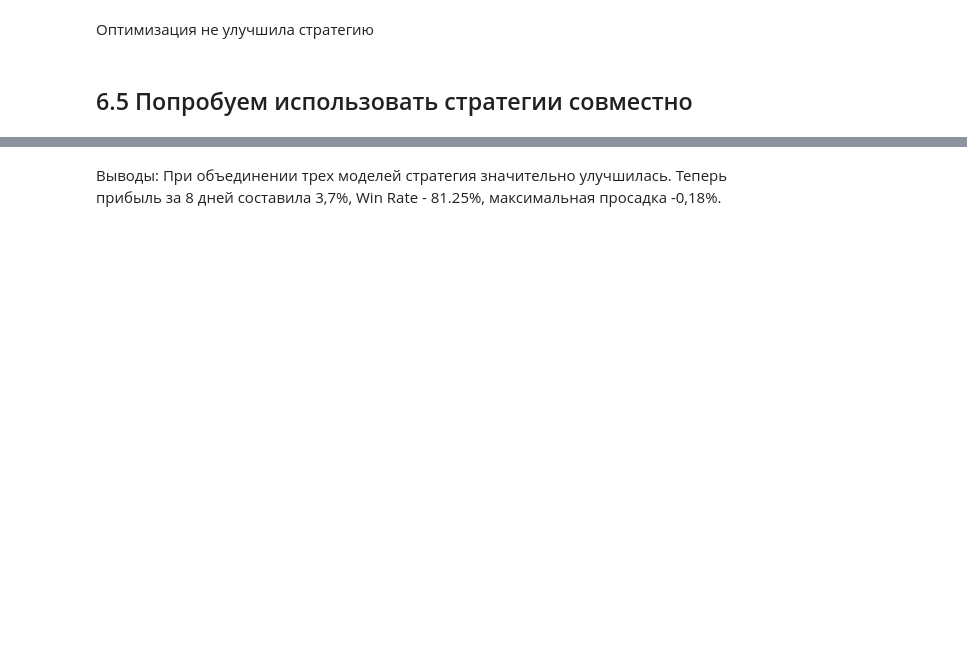
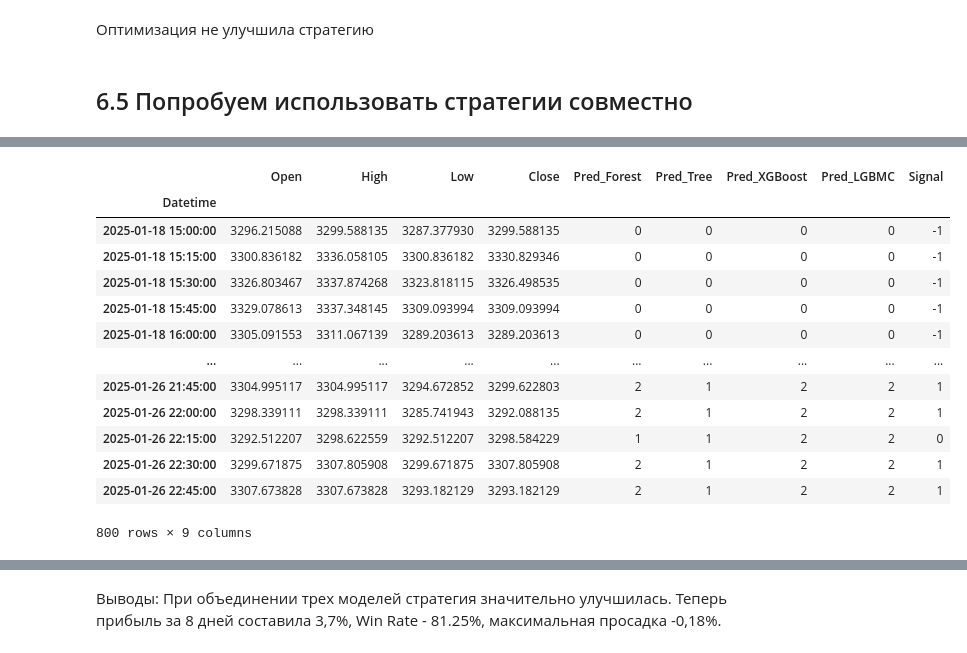
Before and after one commit to VitalyyN/ML_finance_OTUS, a Jupyter notebook: Task_4/HW_4.ipynb, the cells around one changed output, grey strips where cells are left out. Saved outputs shown, nothing was run; the diff lists cells and outputs as text; code cells hidden in the pictures; blank space fills up the shorter version.

```diff
--- a/Task_4/HW_4.ipynb
+++ b/Task_4/HW_4.ipynb
@@ -2989,6 +3213,10 @@ with open('best_model_tree.pkl', 'rb') as file:
 # Загрузка модели
 with open('best_model_xgboost.pkl', 'rb') as file:
     best_model_xgboost = pickle.load(file)
+
+# Загрузка модели
+with open('best_model_LGBMC.pkl', 'rb') as file:
+    best_model_LGBMC = pickle.load(file)
 # %% [markdown]
 ## 6.5 Попробуем использовать стратегии совместно
 # %%
@@ -3045,4 +3275,60 @@ X_trade_signal
 800 rows × 8 columns
+# %%
+# Работа с четырьмя моделями
+
+# Создаем датасет X_trade из последних 800 значений без колонки target
+X_trade = eth_df_features.iloc[-800:].drop(columns=['target'])
+
+# Предсказания моделей
+y_trade_pred_forest = best_model_forest.predict(X_trade)
+y_trade_pred_tree = best_model_tree.predict(X_trade)
+y_trade_pred_xgboost = best_model_xgboost.predict(X_trade)
+y_trade_pred_lgbmc = best_model_LGBMC.predict(X_trade)
+
+# Добавляем колонки с предсказаниями каждой модели
+X_trade['Pred_Forest'] = y_trade_pred_forest
+X_trade['Pred_Tree'] = y_trade_pred_tree
+X_trade['Pred_XGBoost'] = y_trade_pred_xgboost
+X_trade['Pred_LGBMC'] = y_trade_pred_lgbmc
+
+# Создаем колонку Signal на основе предсказаний моделей
+def generate_signal(pred_forest, pred_tree, pred_xgboost, pred_lgbmc):
+    if (sum([pred_forest == 0, pred_tree == 0, pred_xgboost == 0, pred_lgbmc == 0]) >= 3 and
+        sum([pred_forest == 2, pred_tree == 2, pred_xgboost == 2, pred_lgbmc == 2]) < 1):
+        return -1  # Сигнал на продажу
+    elif (sum([pred_forest == 2, pred_tree == 2, pred_xgboost == 2, pred_lgbmc == 2]) >= 3 and
+          sum([pred_forest == 0, pred_tree == 0, pred_xgboost == 0, pred_lgbmc == 0]) < 1):
+        return 1  # Сигнал на покупку
+    else:
+        return 0  # Ничего не делаем
+
+X_trade['Signal'] = X_trade.apply(lambda row: generate_signal(
+    row['Pred_Forest'],
+    row['Pred_Tree'],
+    row['Pred_XGBoost'],
+    row['Pred_LGBMC']
+), axis=1)
+
+# Создаем датасет X_trade_signal с нужными колонками
+X_trade_signal = X_trade[['Open', 'High', 'Low', 'Close', 'Pred_Forest', 'Pred_Tree', 'Pred_XGBoost', 'Pred_LGBMC', 'Signal']]
+
+# Выводим для проверки
+X_trade_signal
+# %% [output]
+|  | Open | High | Low | Close | Pred_Forest | Pred_Tree | Pred_XGBoost | Pred_LGBMC | Signal |
+| Datetime |  |  |  |  |  |  |  |  |  |
+| 2025-01-18 15:00:00 | 3296.215088 | 3299.588135 | 3287.377930 | 3299.588135 | 0 | 0 | 0 | 0 | -1 |
+| 2025-01-18 15:15:00 | 3300.836182 | 3336.058105 | 3300.836182 | 3330.829346 | 0 | 0 | 0 | 0 | -1 |
+| 2025-01-18 15:30:00 | 3326.803467 | 3337.874268 | 3323.818115 | 3326.498535 | 0 | 0 | 0 | 0 | -1 |
+| 2025-01-18 15:45:00 | 3329.078613 | 3337.348145 | 3309.093994 | 3309.093994 | 0 | 0 | 0 | 0 | -1 |
+| 2025-01-18 16:00:00 | 3305.091553 | 3311.067139 | 3289.203613 | 3289.203613 | 0 | 0 | 0 | 0 | -1 |
+| ... | ... | ... | ... | ... | ... | ... | ... | ... | ... |
+| 2025-01-26 21:45:00 | 3304.995117 | 3304.995117 | 3294.672852 | 3299.622803 | 2 | 1 | 2 | 2 | 1 |
+| 2025-01-26 22:00:00 | 3298.339111 | 3298.339111 | 3285.741943 | 3292.088135 | 2 | 1 | 2 | 2 | 1 |
+| 2025-01-26 22:15:00 | 3292.512207 | 3298.622559 | 3292.512207 | 3298.584229 | 1 | 1 | 2 | 2 | 0 |
+| 2025-01-26 22:30:00 | 3299.671875 | 3307.805908 | 3299.671875 | 3307.805908 | 2 | 1 | 2 | 2 | 1 |
+| 2025-01-26 22:45:00 | 3307.673828 | 3307.673828 | 3293.182129 | 3293.182129 | 2 | 1 | 2 | 2 | 1 |
+800 rows × 9 columns
 # %%
 print(X_trade_signal['Signal'].value_counts())
 # %% [output]
```
Also changed, not shown: parts of 27 cells of this notebook, 19 other files.
